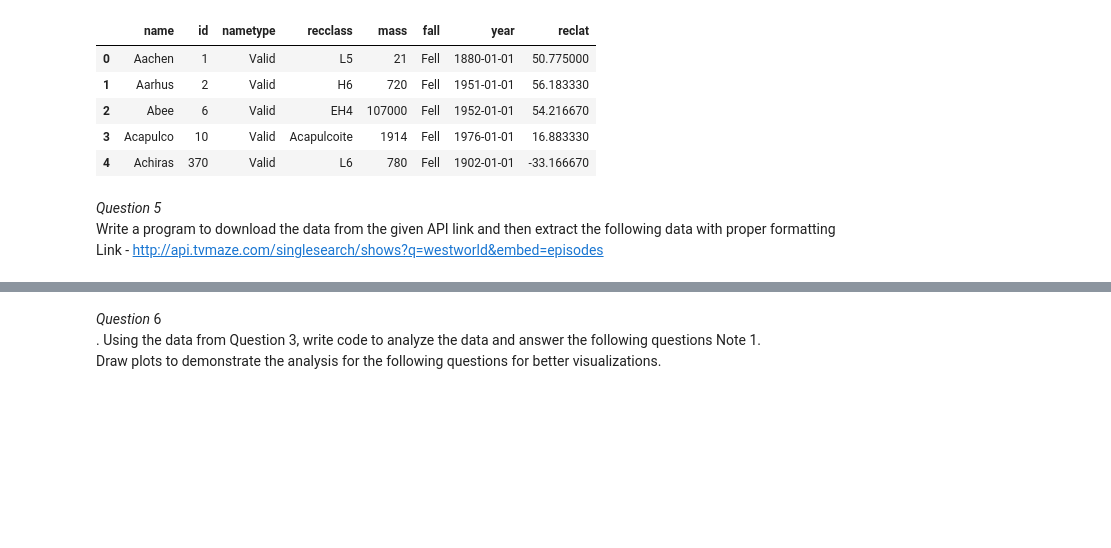
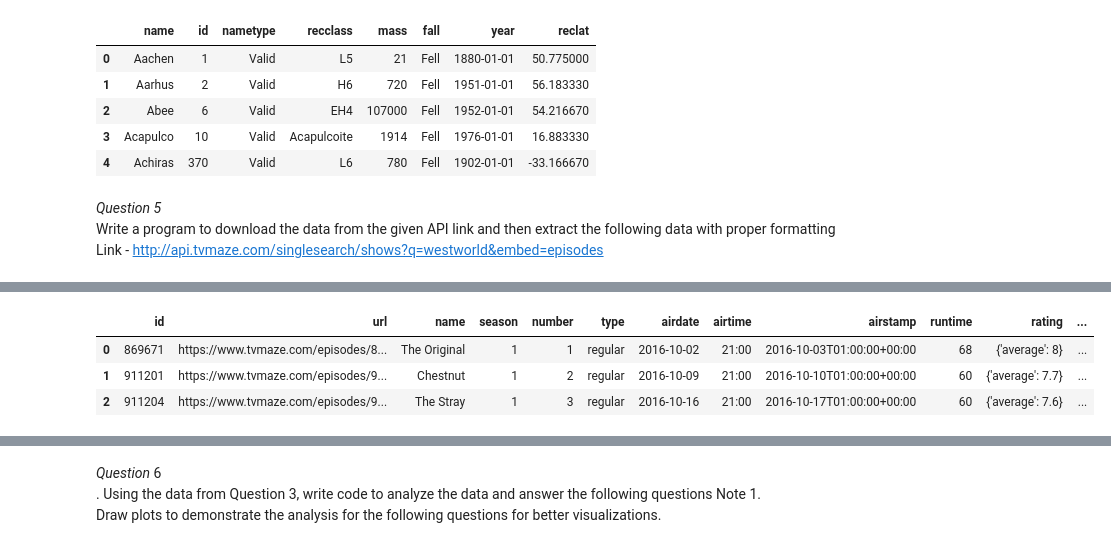
Before and after one commit to tufailahmed023/Placment_Assigment_Sk-Tufail_Ahmed, a Jupyter notebook: Python/python.ipynb, the cells around one changed output, grey strips where cells are left out. Drawn from its saved outputs; the diff is of its cells as text; code cells hidden in the pictures; blank space fills up the shorter version.

```diff
--- a/Python/python.ipynb
+++ b/Python/python.ipynb
@@ -252,0 +189,2 @@ Original:  https://static.tvmaze.com/uploads/images/original_untouched/445/11139
+# %%
+data = data['_embedded']['episodes']
@@ -252,0 +210,9 @@ Original:  https://static.tvmaze.com/uploads/images/original_untouched/445/11139
+# %%
+df = pd.DataFrame(data)
+# %%
+df.head(3)
+# %% [output]
+|  | id | url | name | season | number | type | airdate | airtime | airstamp | runtime | rating | ... |
+| 0 | 869671 | https://www.tvmaze.com/episodes/8... | The Original | 1 | 1 | regular | 2016-10-02 | 21:00 | 2016-10-03T01:00:00+00:00 | 68 | {'average': 8} | ... |
+| 1 | 911201 | https://www.tvmaze.com/episodes/9... | Chestnut | 1 | 2 | regular | 2016-10-09 | 21:00 | 2016-10-10T01:00:00+00:00 | 60 | {'average': 7.7} | ... |
+| 2 | 911204 | https://www.tvmaze.com/episodes/9... | The Stray | 1 | 3 | regular | 2016-10-16 | 21:00 | 2016-10-17T01:00:00+00:00 | 60 | {'average': 7.6} | ... |
```
Also changed, not shown: parts of 33 cells of this notebook, 2 other files.
